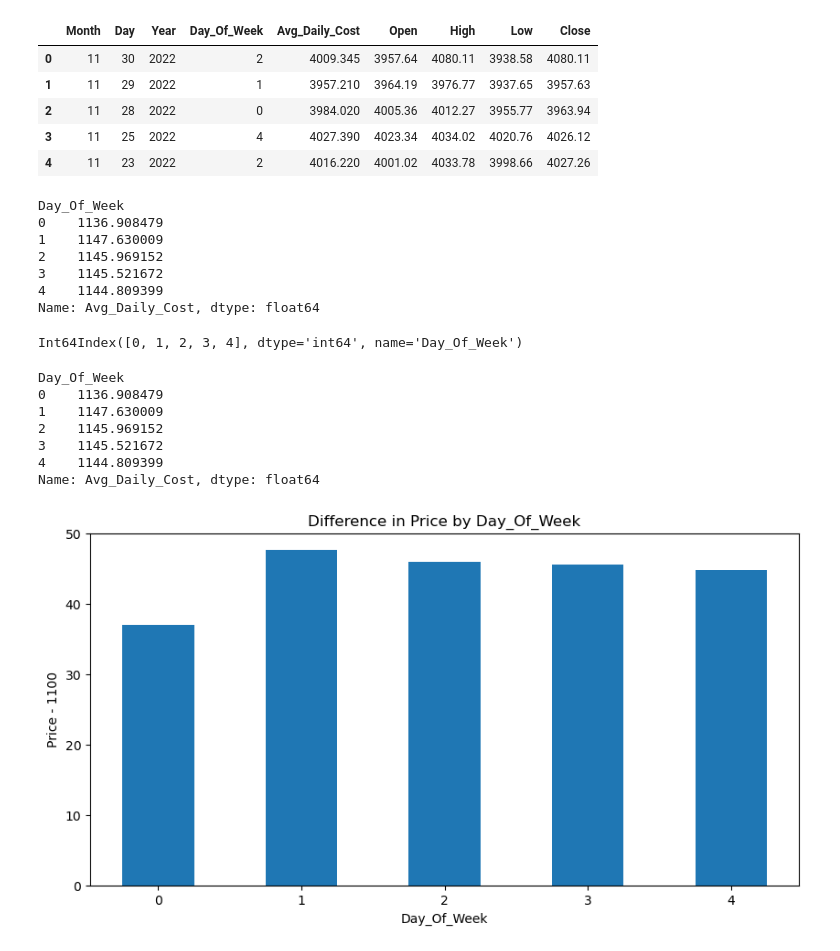
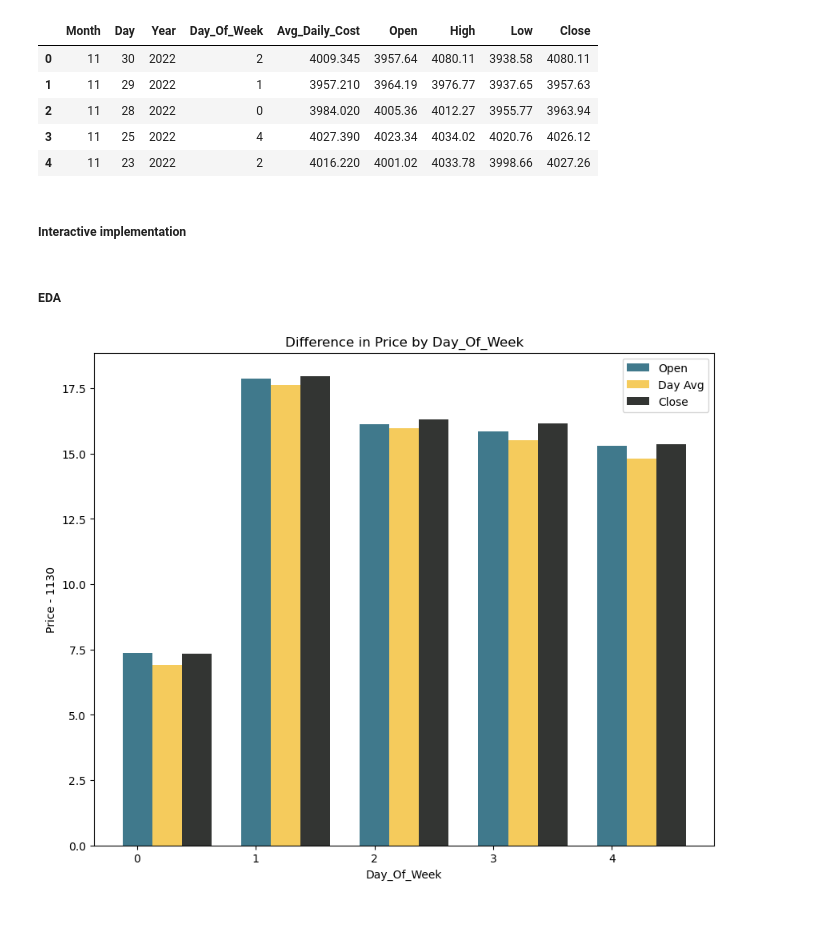
Before and after one commit to TylerXNguyen/SandP500-analysis, a Jupyter notebook: analysis.ipynb, the cells around one changed output. Saved outputs shown, nothing was run; the diff lists cells and outputs as text; code cells hidden in the pictures; blank space fills up the shorter version.

Commit message:
Added incomplete Data dashboard
With new hvplot and interactive df, cleaned graph by three trend

```diff
--- a/analysis.ipynb
+++ b/analysis.ipynb
@@ -53,3 +69,5 @@ df.head()
 | 2 | 11 | 28 | 2022 | 0 | 3984.020 | 4005.36 | 4012.27 | 3955.77 | 3963.94 |
 | 3 | 11 | 25 | 2022 | 4 | 4027.390 | 4023.34 | 4034.02 | 4020.76 | 4026.12 |
 | 4 | 11 | 23 | 2022 | 2 | 4016.220 | 4001.02 | 4033.78 | 3998.66 | 4027.26 |
+# %% [markdown]
+##### Interactive implementation
@@ -56,38 +76,50 @@ df.head()
 # %%
-a = df.groupby(['Day_Of_Week']).mean()["Avg_Daily_Cost"]
-print(a)
-a.keys()
+year_slider = pn.widgets.IntSlider(name='Year slider', start = min(df.Year), end = max(df.Year), step = 1, value = min(df.Year))
+#year_slider
+yaxis_options = pn.widgets.CheckButtonGroup(
+    name = "Y axis",
+    options=["Open", "Avg_Daily_Cost", "Close"],
+    button_type = 'success'
+)
+#yaxis_options
+pipeline = (
+    idf[
+        (idf.Year <= year_slider)
+    ]
+    .groupby(['Year'])[yaxis_options].mean()
+    .reset_index()
+    .sort_values(by='Year')
+    .reset_index(drop=True)
+)
+#pipeline
+source_bar_plot = pipeline.hvplot(kind='bar',
+                                  x='Year',
+                                  y=yaxis_options,
+                                  title='Trend by Year')
+#source_bar_plot
-# %% [output]
-Day_Of_Week
-0    1136.908479
-1    1147.630009
-2    1145.969152
-3    1145.521672
-4    1144.809399
-Name: Avg_Daily_Cost, dtype: float64
-Int64Index([0, 1, 2, 3, 4], dtype='int64', name='Day_Of_Week')
+# %% [markdown]
+##### EDA
 # %%
 import numpy as np
 import matplotlib.pyplot as plt
 
 label = 'Day_Of_Week'
-a = df.groupby([label]).mean()["Avg_Daily_Cost"]
-print(a)
-fig = plt.figure(figsize = (10, 5))
-plt.bar(a.keys(), a - 1100, width = 0.5)
+a = df.groupby([label]).mean()["Open"]
+b = df.groupby([label]).mean()["Avg_Daily_Cost"]
+c = df.groupby([label]).mean()["Close"]
+fig = plt.figure(figsize = (10, 8))
+width = 0.25
+changey = 1130
+bar1 = plt.bar(a.keys(), a - changey, width, color = '#40798C')
+bar2 = plt.bar(b.keys() + width, b - changey, width, color = '#F5CB5C')
+bar3 = plt.bar(c.keys() + width * 2, c - changey, width, color = '#333533')
 
 plt.xlabel(label)
-plt.ylabel("Price" + " - 1100")
+plt.ylabel("Price" + " - " + str(changey))
 plt.title("Difference in Price by " + label)
+plt.legend((bar1, bar2, bar3), ("Open", "Day Avg", "Close"))
 plt.show()
 # %% [output]
-Day_Of_Week
-0    1136.908479
-1    1147.630009
-2    1145.969152
-3    1145.521672
-4    1144.809399
-Name: Avg_Daily_Cost, dtype: float64
-[figure, old version]
+[figure, new version]
 # %%
 label = 'Month'
```
Also changed, not shown: parts of 7 cells of this notebook.
